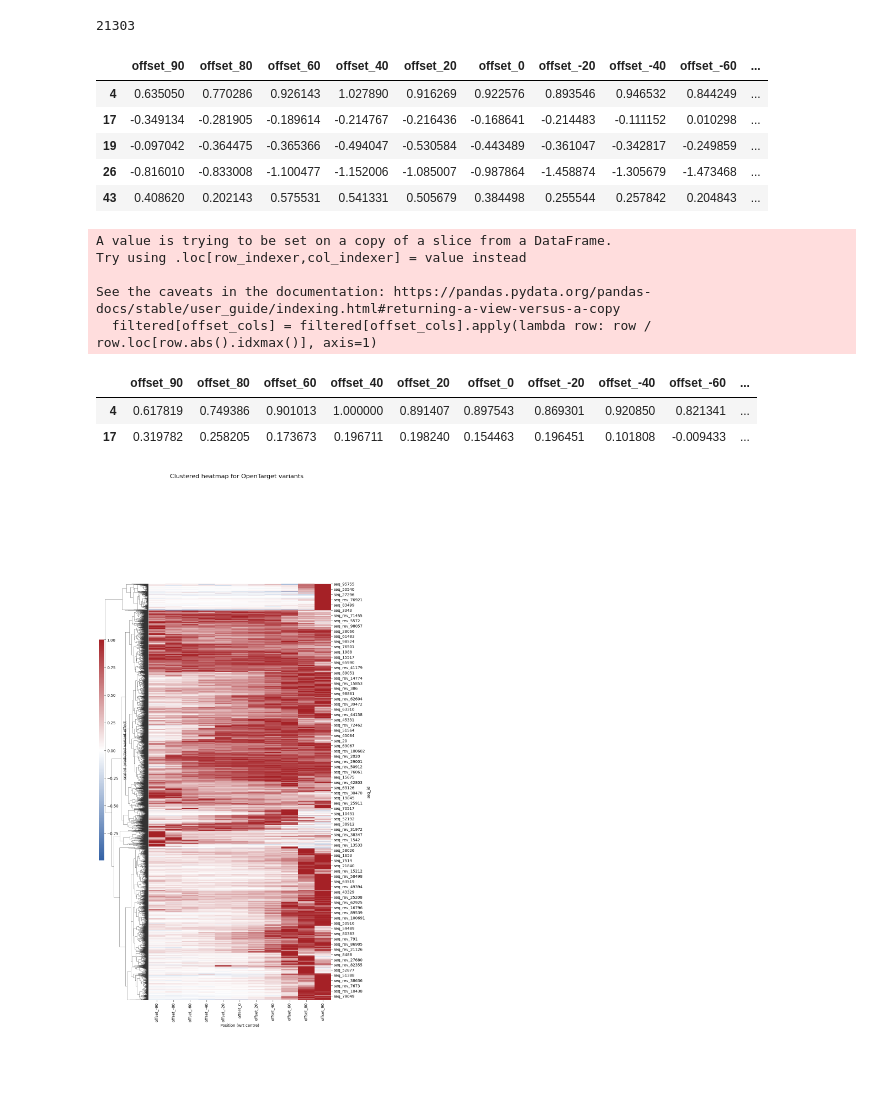
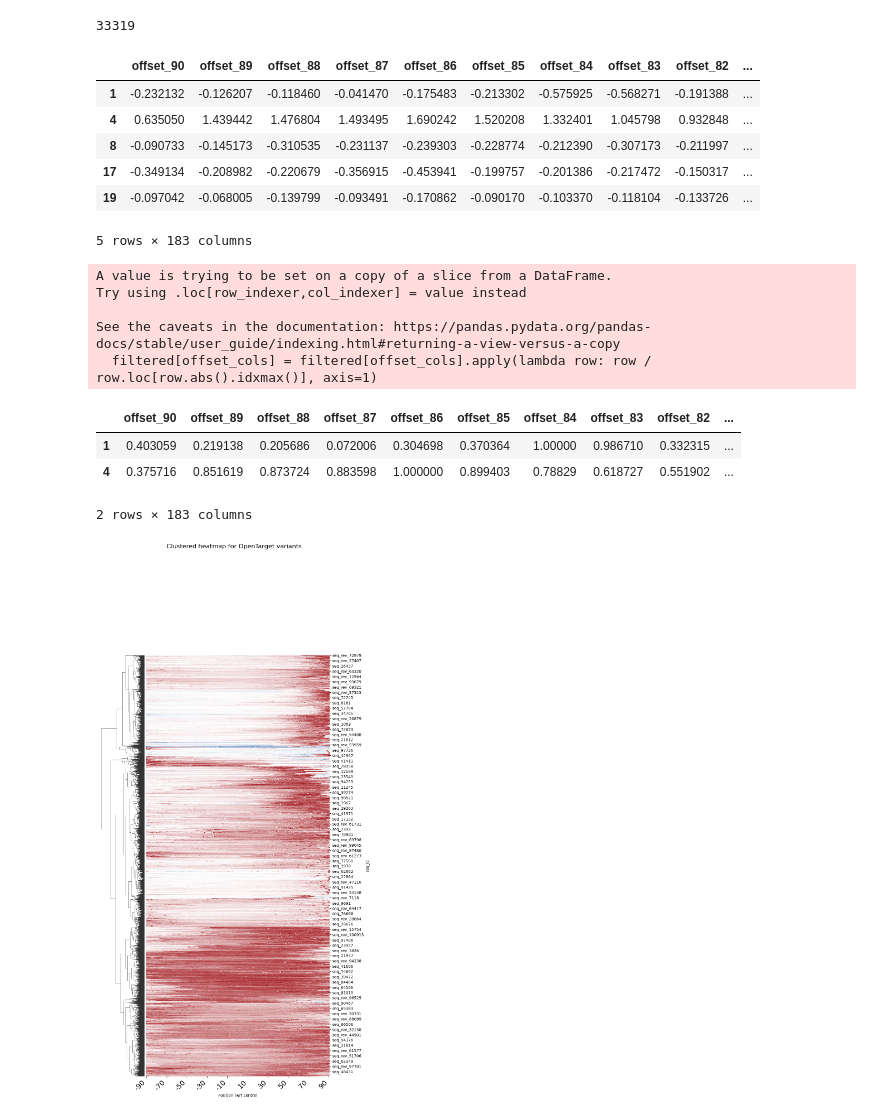
Before and after one commit to de-Boer-Lab/position-mpra, a Jupyter notebook: src/cluster_variant_effects/cluster.ipynb, the cells around one changed output. Cells and saved outputs as stored; diff of their text form; code cells hidden in the pictures; blank space fills up the shorter version.

Commit message:
Adding clustering updated code

```diff
--- a/src/cluster_variant_effects/cluster.ipynb
+++ b/src/cluster_variant_effects/cluster.ipynb
@@ -2,8 +2,8 @@
 ### First read both revcomp and forward var effects
 import pandas as pd
 
-forward = pd.read_csv("/scratch/st-cdeboer-1/sambina/position_mpra/outputs/opentargets_model/gosai/k562_gosai.csv.gz", compression="gzip")
-reverse = pd.read_csv("/scratch/st-cdeboer-1/sambina/position_mpra/outputs/opentargets_model/gosai/k562_gosai_revcomp.csv.gz", compression="gzip")
+forward = pd.read_csv("/scratch/st-cdeboer-1/sambina/position_mpra/outputs/opentargets_model/gosai/k562_gosai_1bp.csv.gz", compression="gzip")
+reverse = pd.read_csv("/scratch/st-cdeboer-1/sambina/position_mpra/outputs/opentargets_model/gosai/k562_gosai_revcomp_1bp.csv.gz", compression="gzip")
 
 # print(forward.head(1))
 
@@ -33,20 +33,21 @@ reverse["strand"] = "reverse"
 combined = pd.concat([forward, reverse], ignore_index=True)
 offset_cols = [col for col in combined.columns if col.startswith("offset_")]
 filtered = combined[combined[offset_cols].apply(
-    lambda row: (row > 0.50).any() or (row < -0.50).any(), axis=1)]
+    lambda row: (row > 0.5).any() or (row < -0.5).any(), axis=1)]
 
 print(len(filtered))
 # %% [output]
-21303
+33319
 # %%
 filtered.head()
 # %% [output]
-|  | offset_90 | offset_80 | offset_60 | offset_40 | offset_20 | offset_0 | offset_-20 | offset_-40 | offset_-60 | ... |
-| 4 | 0.635050 | 0.770286 | 0.926143 | 1.027890 | 0.916269 | 0.922576 | 0.893546 | 0.946532 | 0.844249 | ... |
-| 17 | -0.349134 | -0.281905 | -0.189614 | -0.214767 | -0.216436 | -0.168641 | -0.214483 | -0.111152 | 0.010298 | ... |
-| 19 | -0.097042 | -0.364475 | -0.365366 | -0.494047 | -0.530584 | -0.443489 | -0.361047 | -0.342817 | -0.249859 | ... |
-| 26 | -0.816010 | -0.833008 | -1.100477 | -1.152006 | -1.085007 | -0.987864 | -1.458874 | -1.305679 | -1.473468 | ... |
-| 43 | 0.408620 | 0.202143 | 0.575531 | 0.541331 | 0.505679 | 0.384498 | 0.255544 | 0.257842 | 0.204843 | ... |
+|  | offset_90 | offset_89 | offset_88 | offset_87 | offset_86 | offset_85 | offset_84 | offset_83 | offset_82 | ... |
+| 1 | -0.232132 | -0.126207 | -0.118460 | -0.041470 | -0.175483 | -0.213302 | -0.575925 | -0.568271 | -0.191388 | ... |
+| 4 | 0.635050 | 1.439442 | 1.476804 | 1.493495 | 1.690242 | 1.520208 | 1.332401 | 1.045798 | 0.932848 | ... |
+| 8 | -0.090733 | -0.145173 | -0.310535 | -0.231137 | -0.239303 | -0.228774 | -0.212390 | -0.307173 | -0.211997 | ... |
+| 17 | -0.349134 | -0.208982 | -0.220679 | -0.356915 | -0.453941 | -0.199757 | -0.201386 | -0.217472 | -0.150317 | ... |
+| 19 | -0.097042 | -0.068005 | -0.139799 | -0.093491 | -0.170862 | -0.090170 | -0.103370 | -0.118104 | -0.133726 | ... |
+5 rows × 183 columns
 # %%
 filtered[offset_cols] = filtered[offset_cols].apply(lambda row: row / row.loc[row.abs().idxmax()], axis=1)
 filtered.head(2)
@@ -56,9 +57,10 @@ Try using .loc[row_indexer,col_indexer] = value instead
 
 See the caveats in the documentation: https://pandas.pydata.org/pandas-docs/stable/user_guide/indexing.html#returning-a-view-versus-a-copy
   filtered[offset_cols] = filtered[offset_cols].apply(lambda row: row / row.loc[row.abs().idxmax()], axis=1)
-|  | offset_90 | offset_80 | offset_60 | offset_40 | offset_20 | offset_0 | offset_-20 | offset_-40 | offset_-60 | ... |
-| 4 | 0.617819 | 0.749386 | 0.901013 | 1.000000 | 0.891407 | 0.897543 | 0.869301 | 0.920850 | 0.821341 | ... |
-| 17 | 0.319782 | 0.258205 | 0.173673 | 0.196711 | 0.198240 | 0.154463 | 0.196451 | 0.101808 | -0.009433 | ... |
+|  | offset_90 | offset_89 | offset_88 | offset_87 | offset_86 | offset_85 | offset_84 | offset_83 | offset_82 | ... |
+| 1 | 0.403059 | 0.219138 | 0.205686 | 0.072006 | 0.304698 | 0.370364 | 1.00000 | 0.986710 | 0.332315 | ... |
+| 4 | 0.375716 | 0.851619 | 0.873724 | 0.883598 | 1.000000 | 0.899403 | 0.78829 | 0.618727 | 0.551902 | ... |
+2 rows × 183 columns
 # %%
 import seaborn as sns
 import matplotlib.pyplot as plt
@@ -68,32 +70,42 @@ from matplotlib.colors import LinearSegmentedColormap
 # new_offset_cols = sorted(renamed_cols.values(), key=lambda x: int(x.split('_')[1]))
 new_offset_cols = sorted(offset_cols, key=lambda x: int(x.split('_')[1]))
 
 heatmap_data = filtered[new_offset_cols]
 heatmap_data.index = filtered['seq_id']
 
 colors = ['#3361A5', '#ffffff', '#A52126']
 
 cmap = LinearSegmentedColormap.from_list('custom_red_black_blue', colors, N=256)
 
 g = sns.clustermap(
     heatmap_data,
     cmap=cmap,
     metric='euclidean',
     method='complete',
     figsize=(10,20),
     annot=False,
     col_cluster=False,
     z_score=None,
     standard_scale=None
 )
 
 g.cax.set_position([0, .3, .02, .4])
 g.cax.set_ylabel("scaled predicted variant effect", rotation=90, labelpad=12)
+g.cax.set_visible(False)
 
+positions = list(range(-90, 91, 20))  # -90, -80, ..., 80, 90
+tick_positions = [pos + 90 for pos in positions]  # shift positions to 0-based indices
+
+g.ax_heatmap.set_xticks(tick_positions)
+g.ax_heatmap.set_xticklabels(positions, rotation=45, ha='right', fontsize=18)
 g.ax_heatmap.set_xlabel("Position (wrt centre)")
 g.ax_heatmap.set_ylabel("seq_id")
 g.fig.suptitle("Clustered heatmap for OpenTarget variants", y=1.001, fontsize=16, ha='center')
-plt.savefig("/scratch/st-cdeboer-1/sambina/position_mpra/outputs/cluster/heatmap_OT.svg", format="svg")
+plt.savefig(
+    "/scratch/st-cdeboer-1/sambina/position_mpra/outputs/cluster/heatmap_OT.png",
+    dpi=300,
+    bbox_inches="tight"
+)
 plt.show()
 # %% [output]
-[figure, old version]
+[figure, new version]
```
Also changed, not shown: parts of 1 cell of this notebook, 11 other files.
